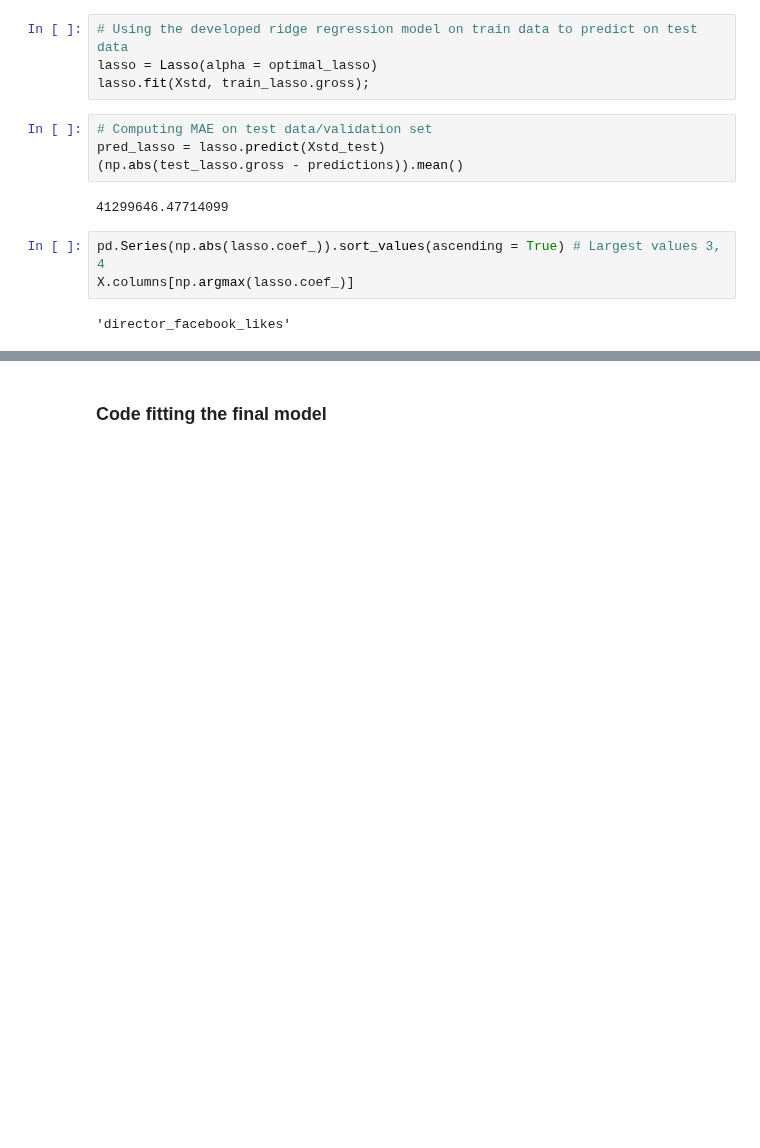
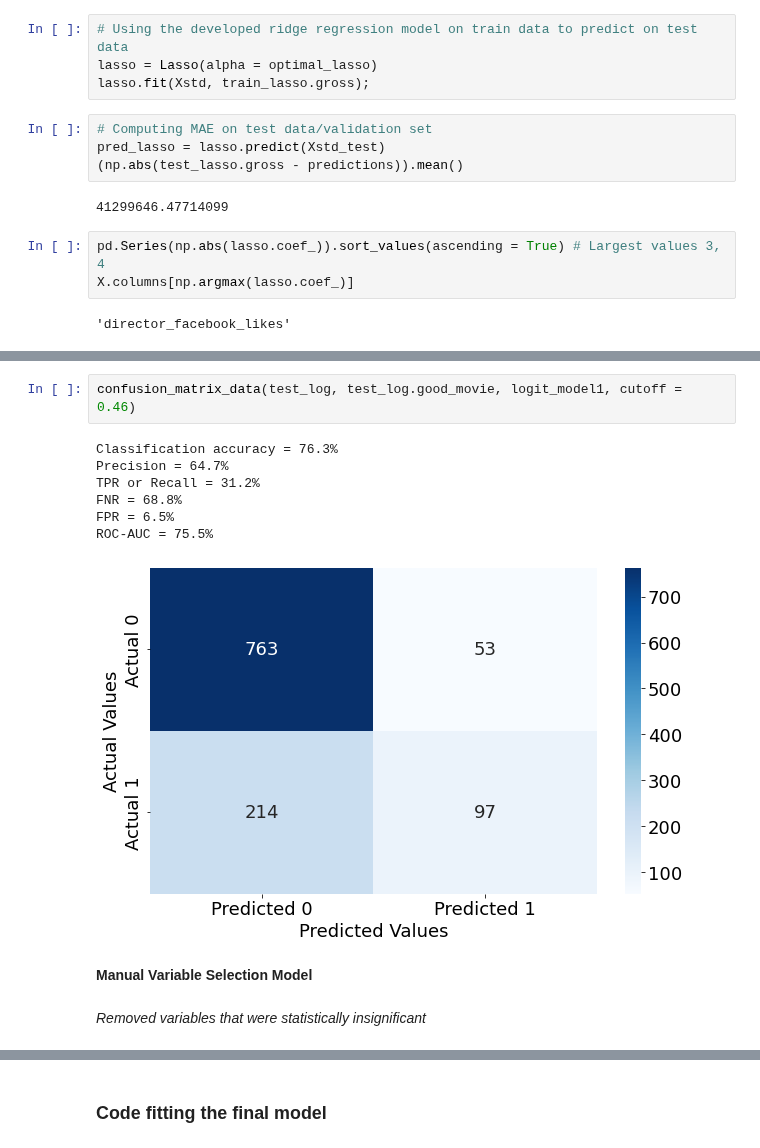
Before and after one commit to kennyeon/Too-Pullz-Project, a Jupyter notebook: Project Code Template.ipynb, the cells around one changed output, grey strips where cells are left out. Saved outputs shown, nothing was run; the diff lists cells and outputs as text; blank space fills up the shorter version.

```diff
--- a/Project Code Template.ipynb
+++ b/Project Code Template.ipynb
@@ -1074,0 +1256,14 @@ X.columns[np.argmax(lasso.coef_)]
+# %%
+confusion_matrix_data(test_log, test_log.good_movie, logit_model1, cutoff = 0.46)
+# %% [output]
+Classification accuracy = 76.3%
+Precision = 64.7%
+TPR or Recall = 31.2%
+FNR = 68.8%
+FPR = 6.5%
+ROC-AUC = 75.5%
+[figure, added]
+# %% [markdown]
+**Manual Variable Selection Model**
+# %% [markdown]
+*Removed variables that were statistically insignificant*
```
Also changed, not shown: parts of 83 cells of this notebook.
